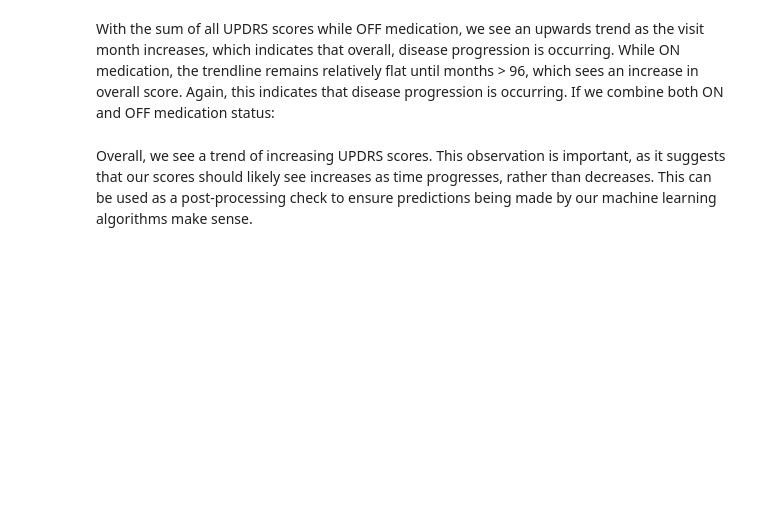
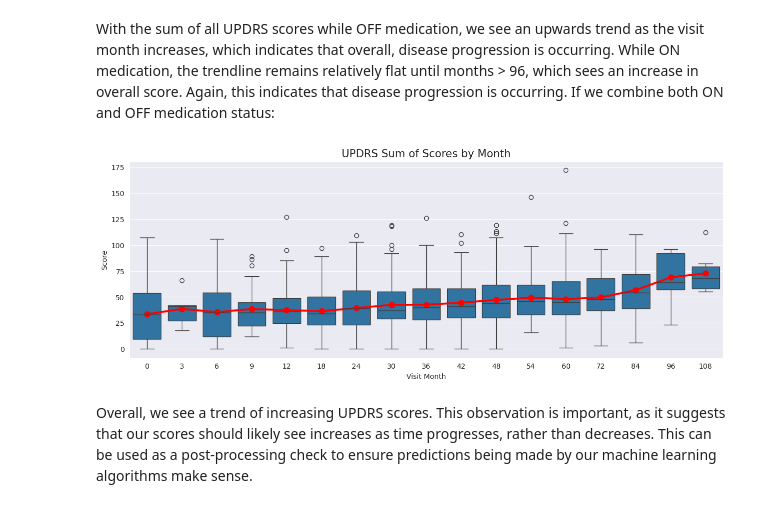
Before and after one commit to AndrewTsai0406/Parkinson-Severity-Assessment, a Jupyter notebook: notebooks/EDA.ipynb, the cells around one changed output. Drawn from its saved outputs; the diff is of its cells as text; code cells hidden in the pictures; blank space fills up the shorter version.

```diff
--- a/notebooks/EDA.ipynb
+++ b/notebooks/EDA.ipynb
@@ -751,17 +422,19 @@ With the sum of all UPDRS scores while OFF medication, we see an upwards trend a
 # %%
 train_clinical_data["updrs_sum"] = train_clinical_data["updrs_1"] + train_clinical_data["updrs_2"] + train_clinical_data["updrs_3"] + train_clinical_data["updrs_4"]
 train_clincial_data_copy = train_clinical_data.copy()
 train_clincial_data_copy["upd23b_clinical_state_on_medication"] = train_clincial_data_copy["upd23b_clinical_state_on_medication"].fillna("Off")
 
 fig, ax = plt.subplots(nrows=1, ncols=1, figsize=(15, 5))
 
 sns.set_style('darkgrid')
 
 _ = sns.boxplot(data=train_clincial_data_copy, x="visit_month", y="updrs_sum", ax=ax)
-_ = sns.pointplot(data=train_clincial_data_copy, x="visit_month", y="updrs_sum", color="r", ci=None, linestyles=[":"], ax=ax)
+_ = sns.pointplot(data=train_clincial_data_copy, x="visit_month", y="updrs_sum", color="r", ci=None, ax=ax)
 _ = ax.set_title("UPDRS Sum of Scores by Month", fontsize=15)
 _ = ax.set_xlabel("Visit Month")
 _ = ax.set_ylabel("Score")
+# %% [output]
+[figure, added]
 # %% [markdown]
 Overall, we see a trend of increasing UPDRS scores. This observation is important, as it suggests that our scores should likely see increases as time progresses, rather than decreases. This can be used as a post-processing check to ensure predictions being made by our machine learning algorithms make sense.
 # %% [markdown]
```
Also changed, not shown: parts of 47 cells of this notebook, 1 other file.
